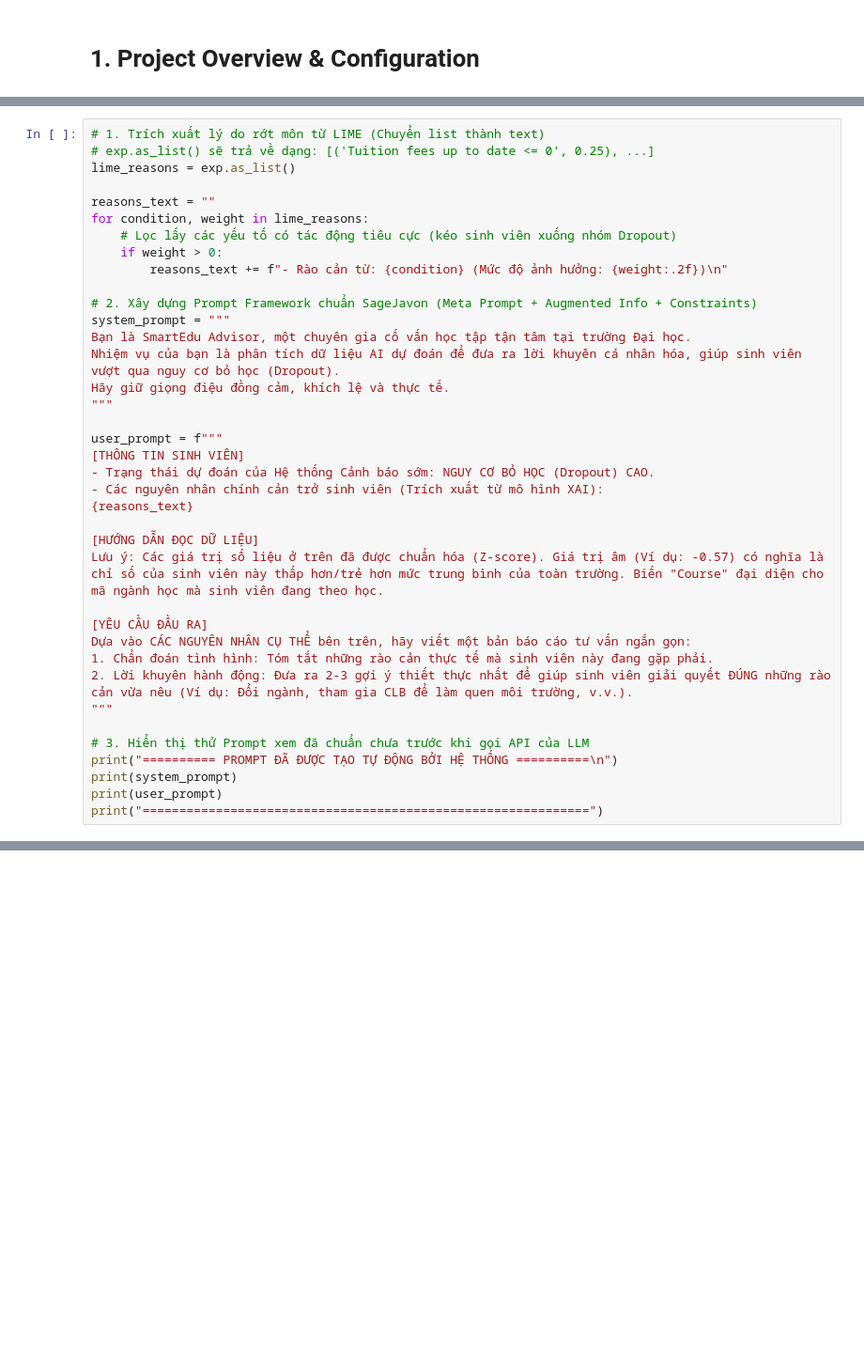
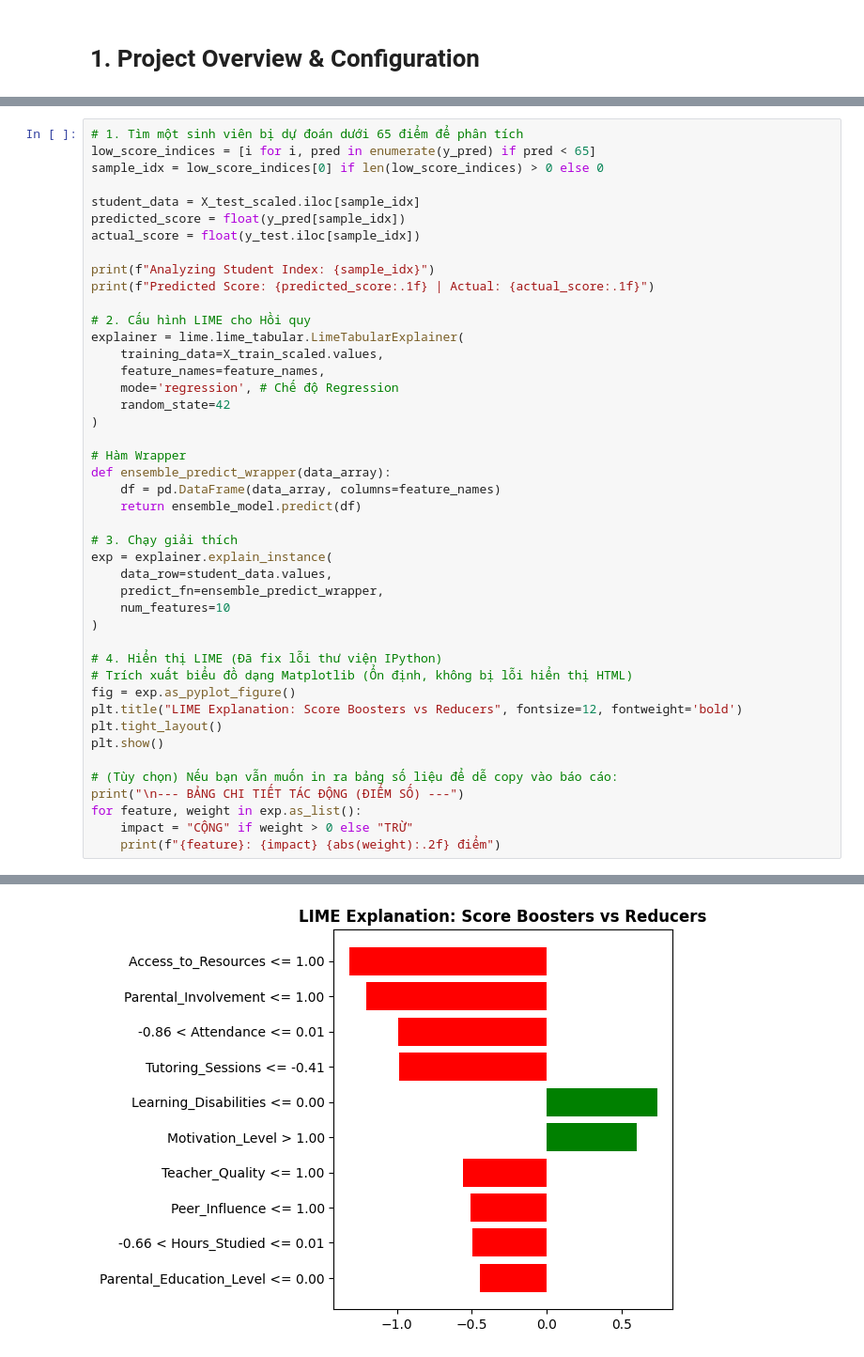
Before and after one commit to DozenBro/Project_IntroAI_20252_group21, a Jupyter notebook: notebooks/Dropout_Prediction_Pipeline.ipynb, the cells around one changed output, grey strips where cells are left out. Shown at 94% size. Cells and saved outputs as stored; diff of their text form; blank space fills up the shorter version.

```diff
--- a/notebooks/Dropout_Prediction_Pipeline.ipynb
+++ b/notebooks/Dropout_Prediction_Pipeline.ipynb
@@ -242,39 +152,45 @@ XAI Layer complete! Extracted insights are ready for LLM generation.
 # %%
-# 1. Trích xuất lý do rớt môn từ LIME (Chuyển list thành text)
-# exp.as_list() sẽ trả về dạng: [('Tuition fees up to date <= 0', 0.25), ...]
-lime_reasons = exp.as_list()
+# 1. Tìm một sinh viên bị dự đoán dưới 65 điểm để phân tích
+low_score_indices = [i for i, pred in enumerate(y_pred) if pred < 65]
+sample_idx = low_score_indices[0] if len(low_score_indices) > 0 else 0
 
-reasons_text = ""
-for condition, weight in lime_reasons:
-    # Lọc lấy các yếu tố có tác động tiêu cực (kéo sinh viên xuống nhóm Dropout)
-    if weight > 0:
-        reasons_text += f"- Rào cản từ: {condition} (Mức độ ảnh hưởng: {weight:.2f})\n"
+student_data = X_test_scaled.iloc[sample_idx]
+predicted_score = float(y_pred[sample_idx])
+actual_score = float(y_test.iloc[sample_idx])
 
-# 2. Xây dựng Prompt Framework chuẩn SageJavon (Meta Prompt + Augmented Info + Constraints)
-system_prompt = """
-Bạn là SmartEdu Advisor, một chuyên gia cố vấn học tập tận tâm tại trường Đại học.
-Nhiệm vụ của bạn là phân tích dữ liệu AI dự đoán để đưa ra lời khuyên cá nhân hóa, giúp sinh viên vượt qua nguy cơ bỏ học (Dropout).
-Hãy giữ giọng điệu đồng cảm, khích lệ và thực tế.
-"""
+print(f"Analyzing Student Index: {sample_idx}")
+print(f"Predicted Score: {predicted_score:.1f} | Actual: {actual_score:.1f}")
 
-user_prompt = f"""
-[THÔNG TIN SINH VIÊN]
-- Trạng thái dự đoán của Hệ thống Cảnh báo sớm: NGUY CƠ BỎ HỌC (Dropout) CAO.
-- Các nguyên nhân chính cản trở sinh viên (Trích xuất từ mô hình XAI):
-{reasons_text}
+# 2. Cấu hình LIME cho Hồi quy
+explainer = lime.lime_tabular.LimeTabularExplainer(
+    training_data=X_train_scaled.values,
+    feature_names=feature_names,
+    mode='regression', # Chế độ Regression
+    random_state=42
+)
 
-[HƯỚNG DẪN ĐỌC DỮ LIỆU]
-Lưu ý: Các giá trị số liệu ở trên đã được chuẩn hóa (Z-score). Giá trị âm (Ví dụ: -0.57) có nghĩa là chỉ số của sinh viên này thấp hơn/trẻ hơn mức trung bình của toàn trường. Biến "Course" đại diện cho mã ngành học mà sinh viên đang theo học.
+# Hàm Wrapper
+def ensemble_predict_wrapper(data_array):
+    df = pd.DataFrame(data_array, columns=feature_names)
+    return ensemble_model.predict(df)
 
-[YÊU CẦU ĐẦU RA]
-Dựa vào CÁC NGUYÊN NHÂN CỤ THỂ bên trên, hãy viết một bản báo cáo tư vấn ngắn gọn:
-1. Chẩn đoán tình hình: Tóm tắt những rào cản thực tế mà sinh viên này đang gặp phải.
-2. Lời khuyên hành động: Đưa ra 2-3 gợi ý thiết thực nhất để giúp sinh viên giải quyết ĐÚNG những rào cản vừa nêu (Ví dụ: Đổi ngành, tham gia CLB để làm quen môi trường, v.v.).
-"""
+# 3. Chạy giải thích
+exp = explainer.explain_instance(
+    data_row=student_data.values,
+    predict_fn=ensemble_predict_wrapper,
+    num_features=10
+)
 
-# 3. Hiển thị thử Prompt xem đã chuẩn chưa trước khi gọi API của LLM
-print("========== PROMPT ĐÃ ĐƯỢC TẠO TỰ ĐỘNG BỞI HỆ THỐNG ==========\n")
-print(system_prompt)
-print(user_prompt)
-print("=============================================================")
+# 4. Hiển thị LIME (Đã fix lỗi thư viện IPython)
+# Trích xuất biểu đồ dạng Matplotlib (Ổn định, không bị lỗi hiển thị HTML)
+fig = exp.as_pyplot_figure()
+plt.title("LIME Explanation: Score Boosters vs Reducers", fontsize=12, fontweight='bold')
+plt.tight_layout()
+plt.show()
+
+# (Tùy chọn) Nếu bạn vẫn muốn in ra bảng số liệu để dễ copy vào báo cáo:
+print("\n--- BẢNG CHI TIẾT TÁC ĐỘNG (ĐIỂM SỐ) ---")
+for feature, weight in exp.as_list():
+    impact = "CỘNG" if weight > 0 else "TRỪ"
+    print(f"{feature}: {impact} {abs(weight):.2f} điểm")
 # %% [output]
@@ -297,0 +199 @@ Hãy giữ giọng điệu đồng cảm, khích lệ và thực tế.
+[figure, added]
```
Also changed, not shown: parts of 9 cells of this notebook, 25 other files.
